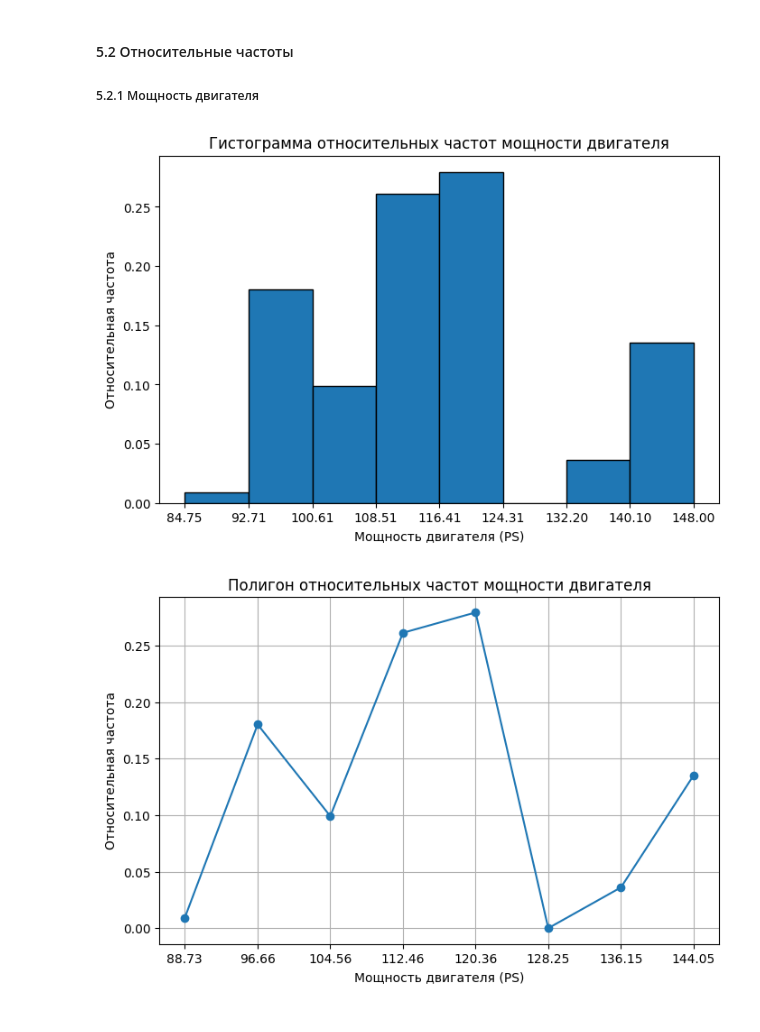
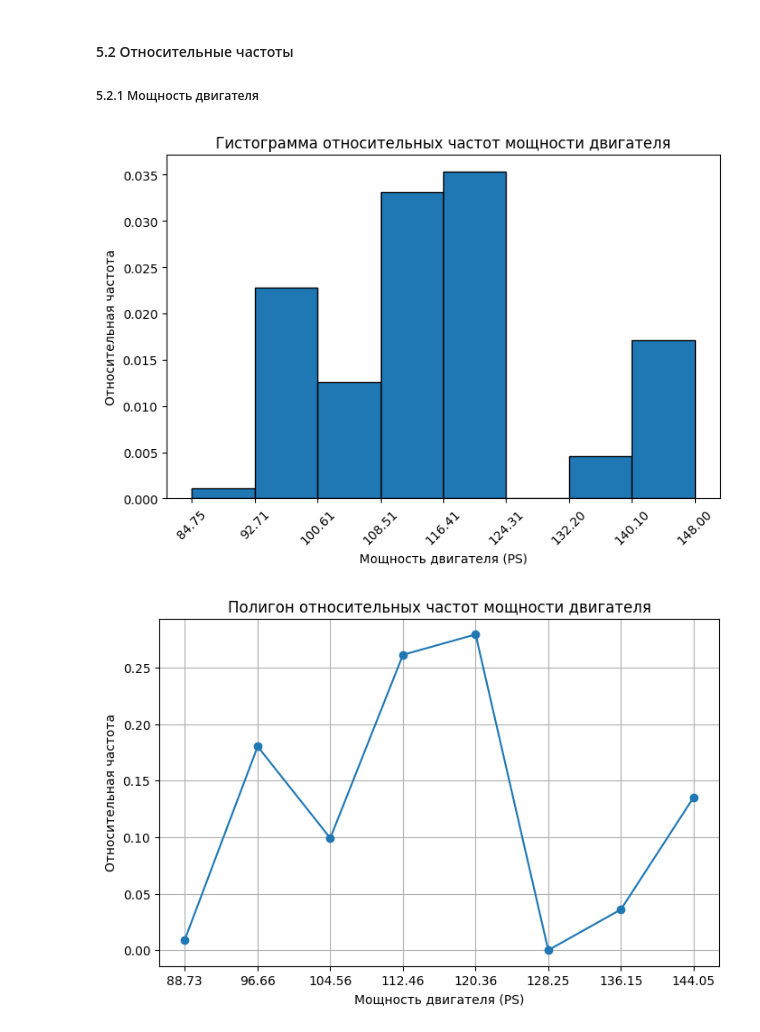
Before and after one commit to the-mvi/smedh-2026, a Jupyter notebook: 2384_Lukyanova_MR_Pchelintseva_KR/task1.ipynb, the cells around one changed output. Saved outputs shown, nothing was run; the diff lists cells and outputs as text; code cells hidden in the pictures.

```diff
--- a/2384_Lukyanova_MR_Pchelintseva_KR/task1.ipynb
+++ b/2384_Lukyanova_MR_Pchelintseva_KR/task1.ipynb
@@ -393,17 +417,30 @@ plt.show()
 #### 5.2 Относительные частоты
 ##### 5.2.1 Мощность двигателя
 # %%
-plt.figure(figsize=(8,5))
-plt.bar([interval.left for interval in PS_freq.index], PS_freq_rel.values,
-        width=[interval.right-interval.left for interval in PS_freq.index],
-        edgecolor='black', align='edge')
+ps_widths = [interval.right - interval.left for interval in PS_freq.index]
+ps_rel_freq = PS_freq_rel.values / ps_widths
+
+plt.figure(figsize=(8, 5))
+plt.bar(
+    [interval.left for interval in PS_freq.index],
+    ps_rel_freq,
+    width=ps_widths,
+    edgecolor='black',
+    align='edge'
+)
+
 plt.xlabel("Мощность двигателя (PS)")
 plt.ylabel("Относительная частота")
 plt.title("Гистограмма относительных частот мощности двигателя")
-plt.xticks([interval.left for interval in PS_freq.index] + [PS_freq.index[-1].right])
+
+plt.xticks(
+    [interval.left for interval in PS_freq.index] + [PS_freq.index[-1].right],
+    rotation=45
+)
+
 plt.show()
 # %% [output]
-[figure, old version]
+[figure, new version]
 # %%
 PS_mid_graph = PS_mid[:k]
 PS_rel_graph = PS_freq_rel.values
```
Also changed, not shown: parts of 15 cells of this notebook.
